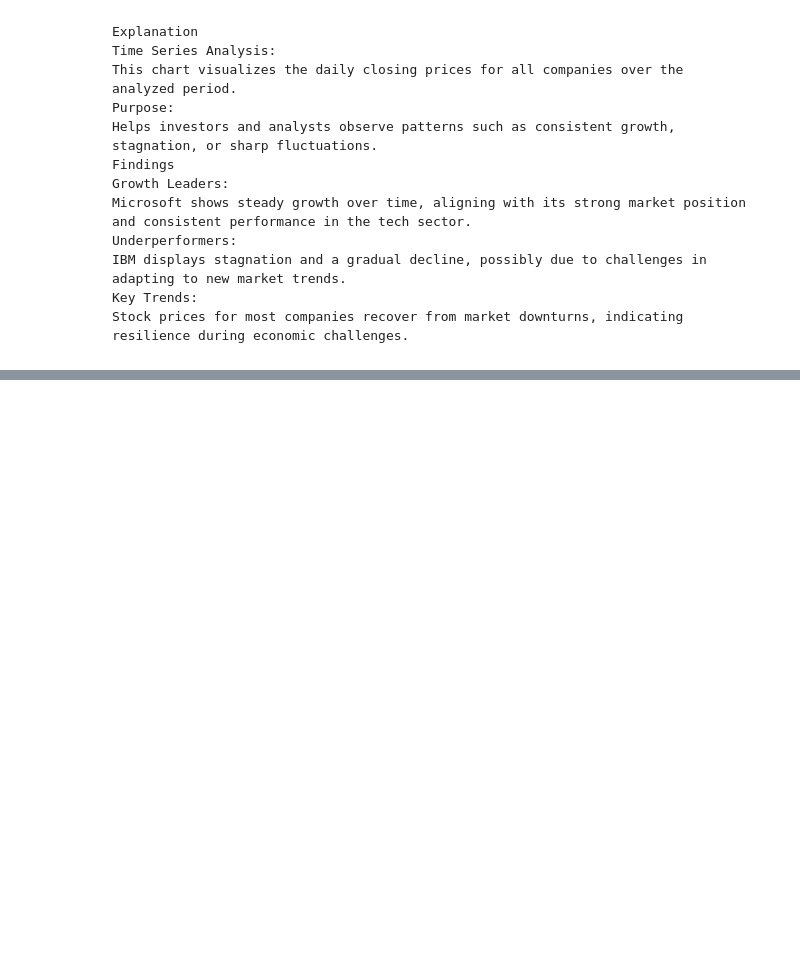
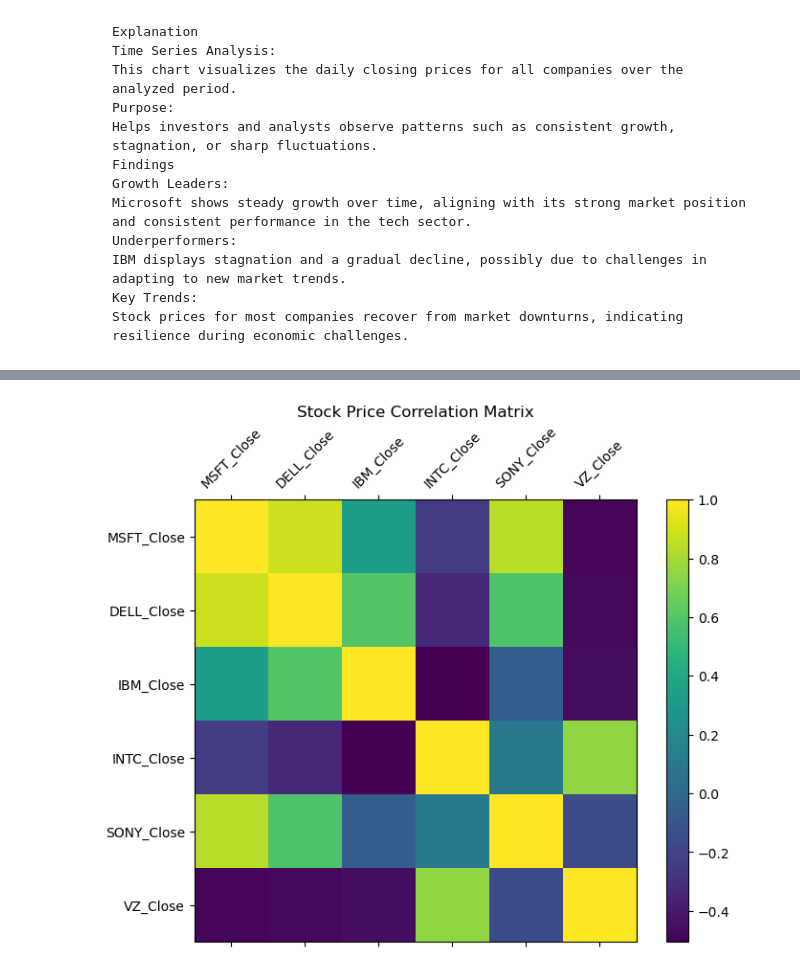
Before and after one commit to AnshumanTiwary35canada/CMSC_6950_project, a Jupyter notebook: Final project .ipynb, the cells around one changed output, grey strips where cells are left out. Saved outputs shown, nothing was run; the diff lists cells and outputs as text; code cells hidden in the pictures; blank space fills up the shorter version.

```diff
--- a/Final project .ipynb
+++ b/Final project .ipynb
@@ -146,0 +243,12 @@ Stock prices for most companies recover from market downturns, indicating resili
+# %%
+# Compute correlation matrix
+correlation = merged_data.filter(like="_Close").corr()
+plt.figure(figsize=(8, 6))
+plt.matshow(correlation, fignum=False)
+plt.xticks(range(len(correlation.columns)), correlation.columns, rotation=45)
+plt.yticks(range(len(correlation.columns)), correlation.columns)
+plt.colorbar()
+plt.title('Stock Price Correlation Matrix')
+plt.show()
+# %% [output]
+[figure, added]
```
Also changed, not shown: parts of 21 cells of this notebook.
